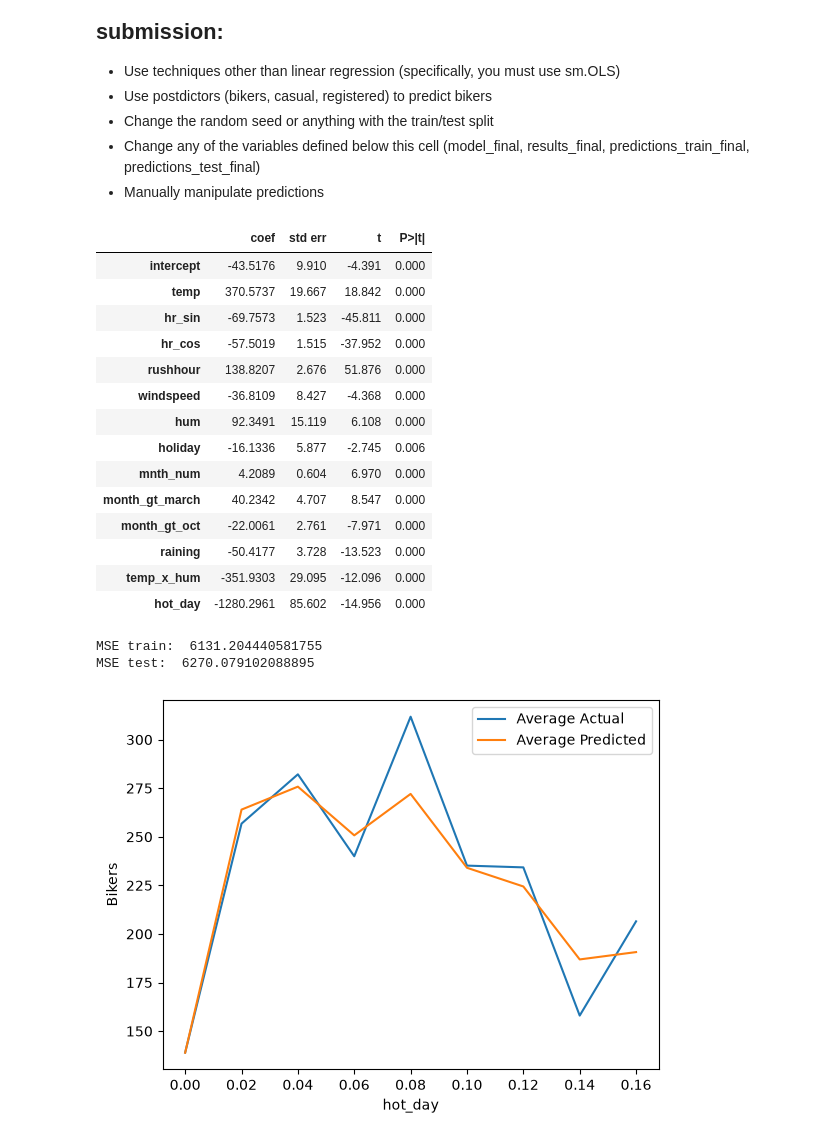
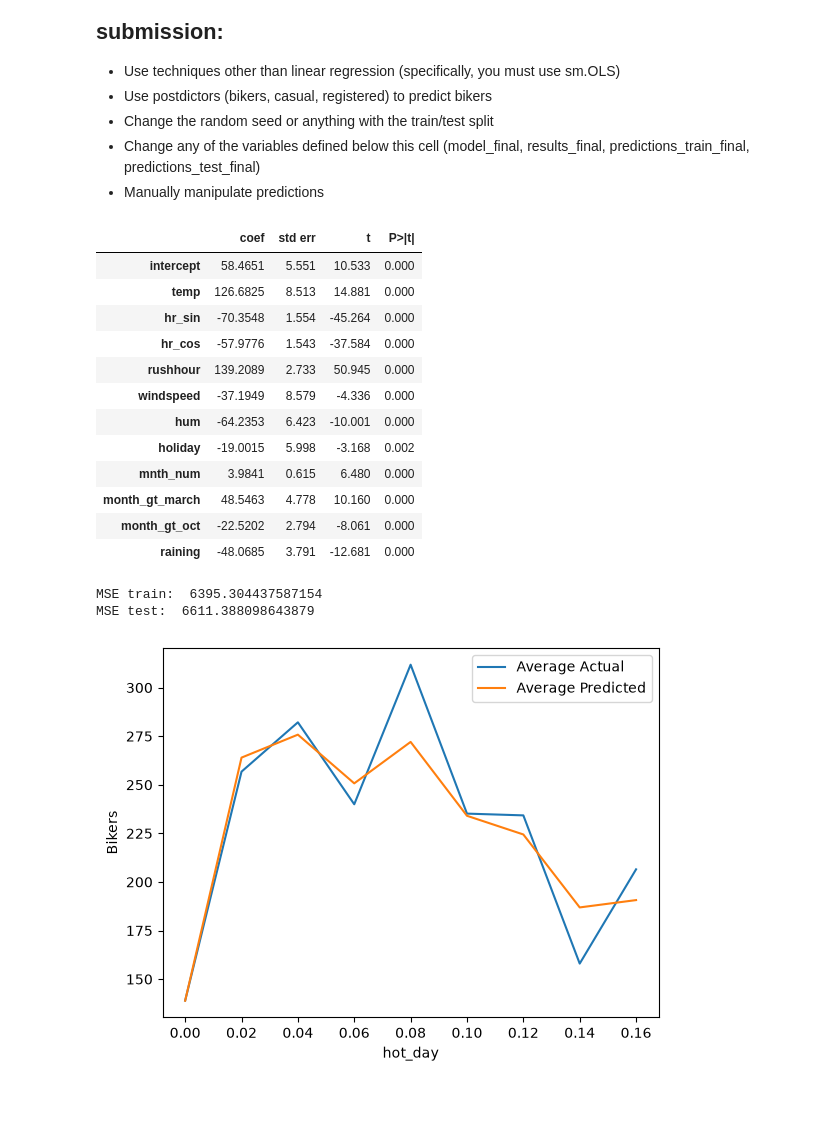
Before and after one commit to jonkrall/code_2600, a Jupyter notebook: mod05_nonlinear.ipynb, the cells around one changed output. Drawn from its saved outputs; the diff is of its cells as text; code cells hidden in the pictures; blank space fills up the shorter version.

Commit message:
Removed variables from fit in Lab 05 to raise MSE above 6600

```diff
--- a/mod05_nonlinear.ipynb
+++ b/mod05_nonlinear.ipynb
@@ -365,46 +365,34 @@ X_test["month_gt_oct"] = np.where(X_test["mnth_num"] > 9, X_test["mnth_num"] - 9
 X_train["raining"] = np.where(X_train["weathersit"].cat.codes > 1, 1, 0)
 X_test["raining"] = np.where(X_test["weathersit"].cat.codes > 1, 1, 0)
 
-# Interaction between temperature and humidity
-X_train["temp_x_hum"] = X_train["temp"] * X_train["hum"]
-X_test["temp_x_hum"] = X_test["temp"] * X_test["hum"]
-
-# Linear spline to account for hot days
+# Linear spline to account for hot days, performs well but goes under 6600 threshold
 hot_day_cutoff = 0.8
 X_train["hot_day"] = np.where(X_train["temp"] > hot_day_cutoff, X_train["temp"] - hot_day_cutoff, 0)
 X_test["hot_day"] = np.where(X_test["temp"] > hot_day_cutoff, X_test["temp"] - hot_day_cutoff, 0)
-
-# Categorical variable to account for dry days
-dry_day_cutoff = 0.6
-X_train["dry_day"] = np.where(X_train["hum"] > dry_day_cutoff, X_train["hum"] - dry_day_cutoff, 0)
-X_test["dry_day"] = np.where(X_test["hum"] > dry_day_cutoff, X_test["hum"] - dry_day_cutoff, 0)
 # %%
 # Build your linear regression model here.
 vars_to_include = [
     #fillin
     'intercept','temp','hr_sin', 'hr_cos', 'rushhour','windspeed','hum','holiday','mnth_num','month_gt_march','month_gt_oct','raining',
-    'temp_x_hum', 'hot_day'
 ]
 
 model_final = sm.OLS(y_train, X_train[vars_to_include])
 results_final = model_final.fit()
 summarize(results_final)
 # %% [output]
 |  | coef | std err | t | P>|t| |
-| intercept | -43.5176 | 9.910 | -4.391 | 0.000 |
-| temp | 370.5737 | 19.667 | 18.842 | 0.000 |
-| hr_sin | -69.7573 | 1.523 | -45.811 | 0.000 |
-| hr_cos | -57.5019 | 1.515 | -37.952 | 0.000 |
-| rushhour | 138.8207 | 2.676 | 51.876 | 0.000 |
-| windspeed | -36.8109 | 8.427 | -4.368 | 0.000 |
-| hum | 92.3491 | 15.119 | 6.108 | 0.000 |
-| holiday | -16.1336 | 5.877 | -2.745 | 0.006 |
-| mnth_num | 4.2089 | 0.604 | 6.970 | 0.000 |
-| month_gt_march | 40.2342 | 4.707 | 8.547 | 0.000 |
-| month_gt_oct | -22.0061 | 2.761 | -7.971 | 0.000 |
-| raining | -50.4177 | 3.728 | -13.523 | 0.000 |
-| temp_x_hum | -351.9303 | 29.095 | -12.096 | 0.000 |
-| hot_day | -1280.2961 | 85.602 | -14.956 | 0.000 |
+| intercept | 58.4651 | 5.551 | 10.533 | 0.000 |
+| temp | 126.6825 | 8.513 | 14.881 | 0.000 |
+| hr_sin | -70.3548 | 1.554 | -45.264 | 0.000 |
+| hr_cos | -57.9776 | 1.543 | -37.584 | 0.000 |
+| rushhour | 139.2089 | 2.733 | 50.945 | 0.000 |
+| windspeed | -37.1949 | 8.579 | -4.336 | 0.000 |
+| hum | -64.2353 | 6.423 | -10.001 | 0.000 |
+| holiday | -19.0015 | 5.998 | -3.168 | 0.002 |
+| mnth_num | 3.9841 | 0.615 | 6.480 | 0.000 |
+| month_gt_march | 48.5463 | 4.778 | 10.160 | 0.000 |
+| month_gt_oct | -22.5202 | 2.794 | -8.061 | 0.000 |
+| raining | -48.0685 | 3.791 | -12.681 | 0.000 |
 # %%
 predictions_train_final = predict(X_train[vars_to_include], results_final)
 print('MSE train: ', mse(y_train, predictions_train_final))
@@ -412,8 +400,8 @@ print('MSE train: ', mse(y_train, predictions_train_final))
 predictions_test_final = predict(X_test[vars_to_include], results_final)
 print('MSE test: ', mse(y_test, predictions_test_final))
 # %% [output]
-MSE train:  6131.204440581755
-MSE test:  6270.079102088895
+MSE train:  6395.304437587154
+MSE test:  6611.388098643879
 # %%
 plot_avg_actual_vs_predicted_by_feature(X=X_train,
                                         y=y_train,
```
